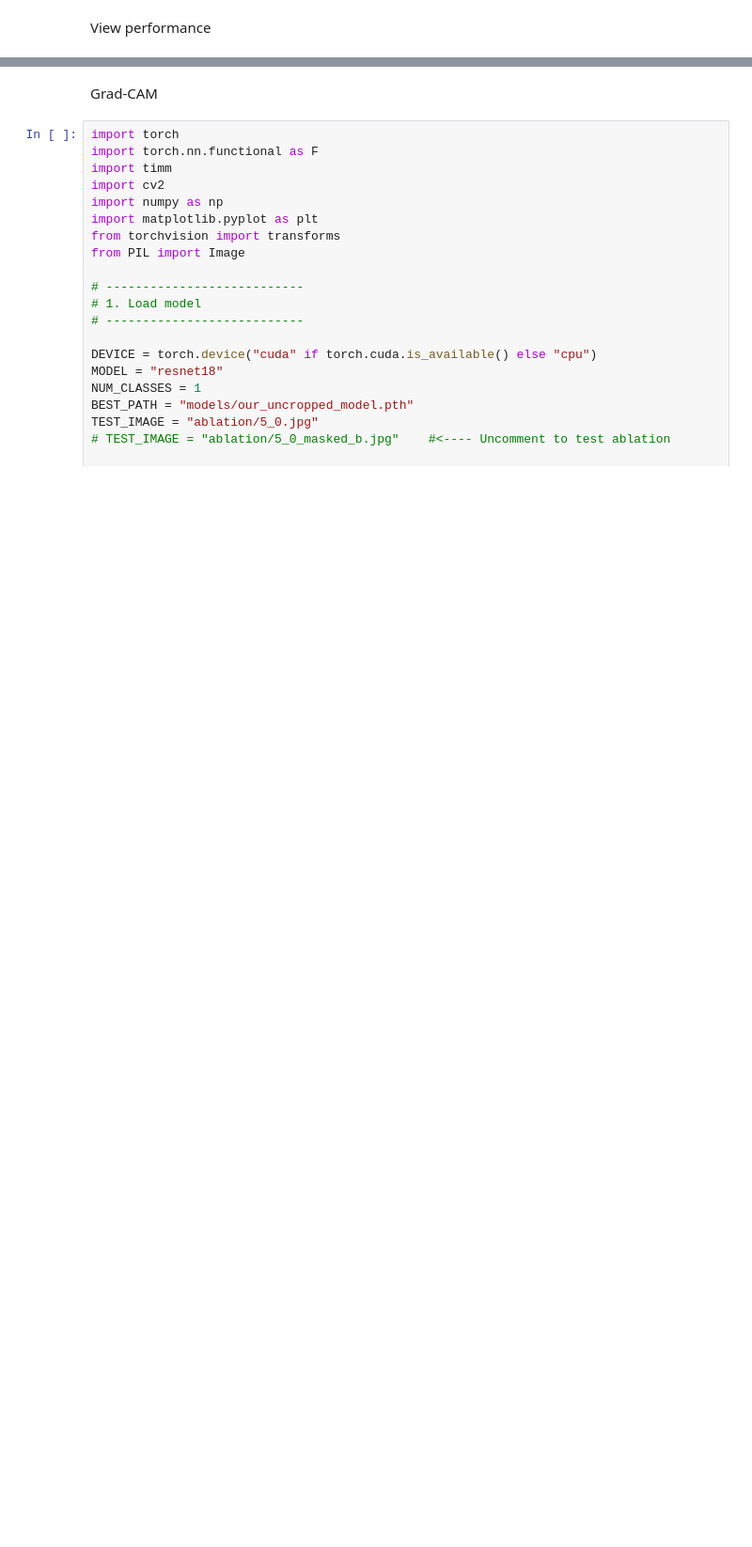
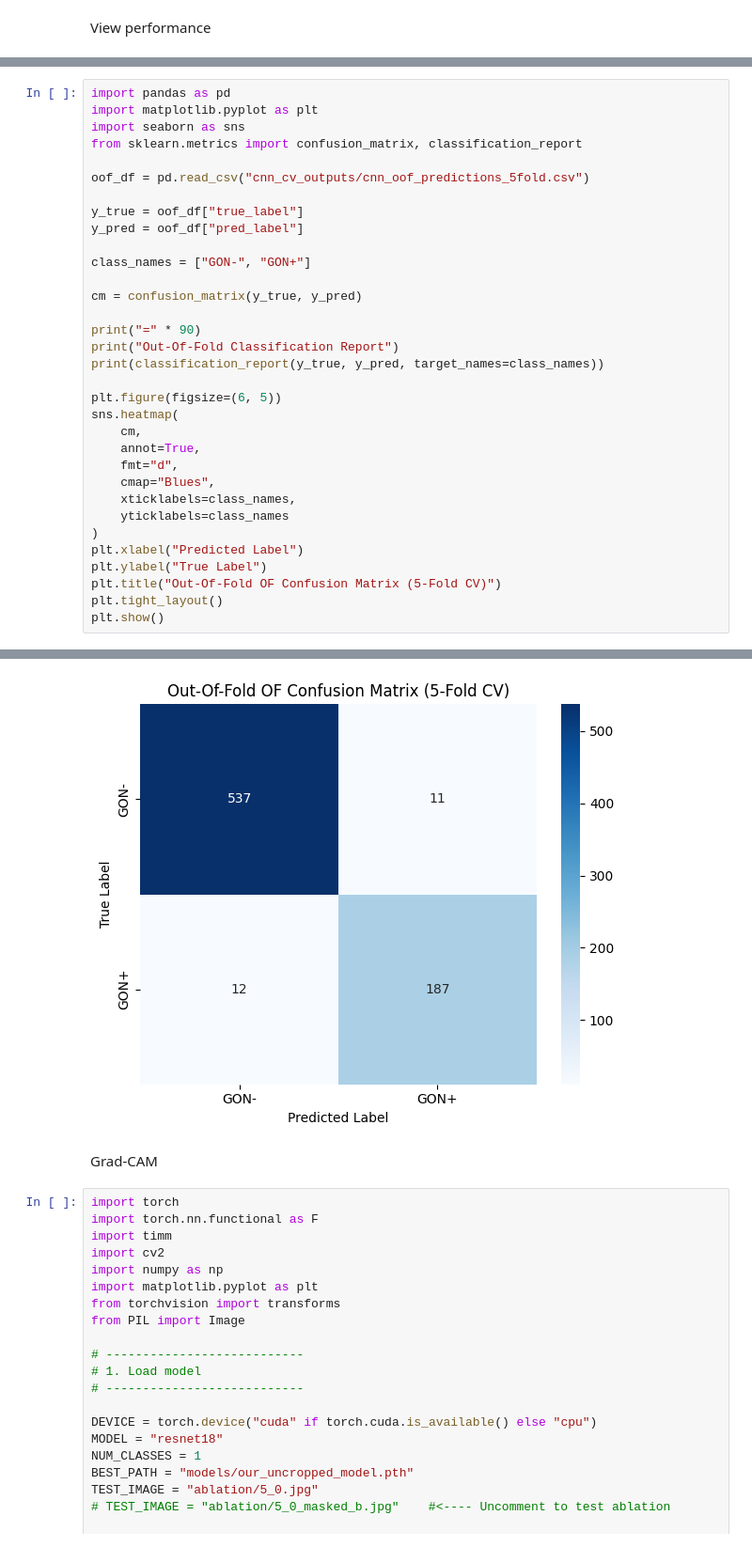
Before and after one commit to salshiba/idsc2026_official_submission, a Jupyter notebook: 1.0 CNN_training_notebook.ipynb, the cells around one changed output, grey strips where cells are left out. Shown at 94% size. Cells and saved outputs as stored; diff of their text form; blank space fills up the shorter version.

```diff
--- a/1.0 CNN_training_notebook.ipynb
+++ b/1.0 CNN_training_notebook.ipynb
@@ -360,0 +647,34 @@ weighted avg       0.98      0.98      0.98       132
+# %%
+import pandas as pd
+import matplotlib.pyplot as plt
+import seaborn as sns
+from sklearn.metrics import confusion_matrix, classification_report
+
+oof_df = pd.read_csv("cnn_cv_outputs/cnn_oof_predictions_5fold.csv")
+
+y_true = oof_df["true_label"]
+y_pred = oof_df["pred_label"]
+
+class_names = ["GON-", "GON+"]
+
+cm = confusion_matrix(y_true, y_pred)
+
+print("=" * 90)
+print("Out-Of-Fold Classification Report")
+print(classification_report(y_true, y_pred, target_names=class_names))
+
+plt.figure(figsize=(6, 5))
+sns.heatmap(
+    cm,
+    annot=True,
+    fmt="d",
+    cmap="Blues",
+    xticklabels=class_names,
+    yticklabels=class_names
+)
+plt.xlabel("Predicted Label")
+plt.ylabel("True Label")
+plt.title("Out-Of-Fold OF Confusion Matrix (5-Fold CV)")
+plt.tight_layout()
+plt.show()
+# %% [output]
@@ -361,3 +691,4 @@ weighted avg       0.98      0.98      0.98       132
+[figure, added]
 # %% [markdown]
 Grad-CAM
 # %%
```
Also changed, not shown: parts of 31 cells of this notebook.
